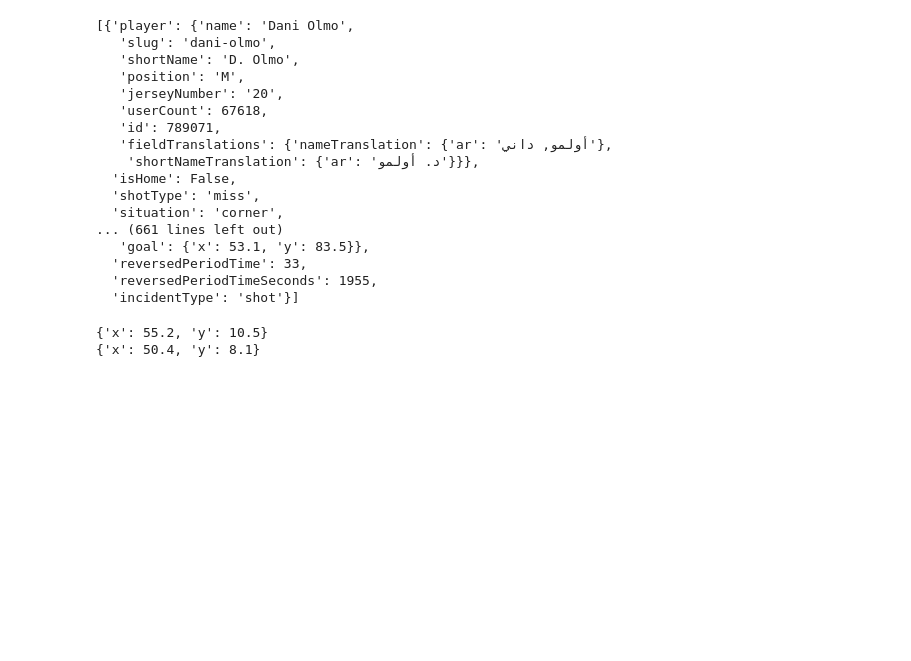
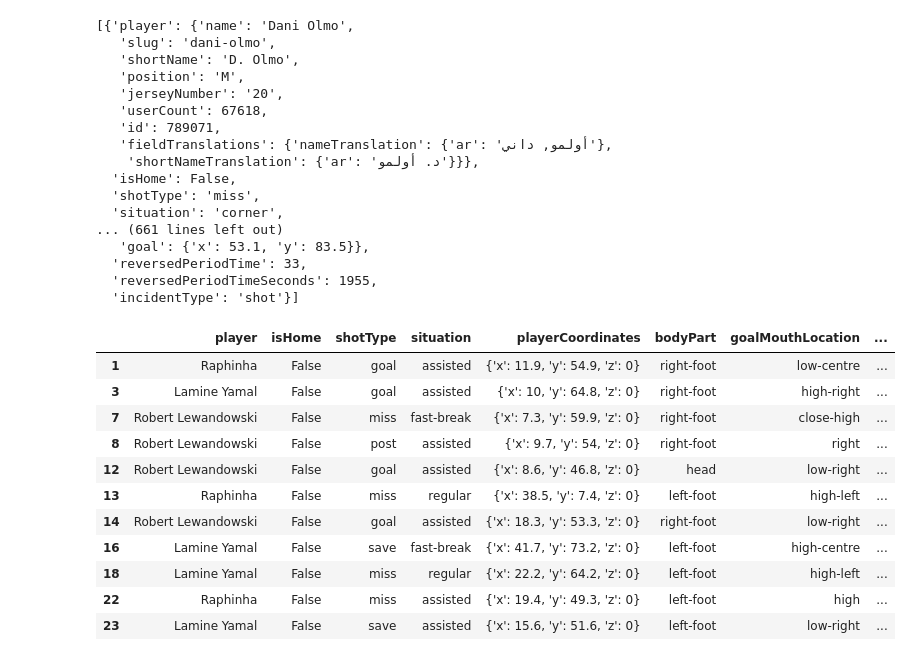
Before and after one commit to RidhoBeteer/barca-attacking-trio-vs-madrid, a Jupyter notebook: elclasico_shot_map.ipynb, the cells around one changed output. Saved outputs shown, nothing was run; the diff lists cells and outputs as text; code cells hidden in the pictures; blank space fills up the shorter version.

```diff
--- a/elclasico_shot_map.ipynb
+++ b/elclasico_shot_map.ipynb
@@ -38,8 +36,23 @@ df = df.loc[df.player.isin(['Robert Lewandowski', 'Raphinha', 'Lamine Yamal'])]
 # %%
-for idx, row in df.iterrows():
-    for key in row['draw']:
-        if key == 'block':
-            print(row['draw']['block'])
+def filter_dataframe(d, c, v):
+    if c == 'player':
+        return d.loc[d[c].isin(v)]
+    else:
+        return d.loc[d[c] == v]
-# %% [output]
-{'x': 55.2, 'y': 10.5}
-{'x': 50.4, 'y': 8.1}
+# %%
+df = filter_dataframe(df, 'isHome', False)
+df = filter_dataframe(df, 'player', ['Robert Lewandowski', 'Raphinha', 'Lamine Yamal'])
+df
+# %% [output]
+|  | player | isHome | shotType | situation | playerCoordinates | bodyPart | goalMouthLocation | ... |
+| 1 | Raphinha | False | goal | assisted | {'x': 11.9, 'y': 54.9, 'z': 0} | right-foot | low-centre | ... |
+| 3 | Lamine Yamal | False | goal | assisted | {'x': 10, 'y': 64.8, 'z': 0} | right-foot | high-right | ... |
+| 7 | Robert Lewandowski | False | miss | fast-break | {'x': 7.3, 'y': 59.9, 'z': 0} | right-foot | close-high | ... |
+| 8 | Robert Lewandowski | False | post | assisted | {'x': 9.7, 'y': 54, 'z': 0} | right-foot | right | ... |
+| 12 | Robert Lewandowski | False | goal | assisted | {'x': 8.6, 'y': 46.8, 'z': 0} | head | low-right | ... |
+| 13 | Raphinha | False | miss | regular | {'x': 38.5, 'y': 7.4, 'z': 0} | left-foot | high-left | ... |
+| 14 | Robert Lewandowski | False | goal | assisted | {'x': 18.3, 'y': 53.3, 'z': 0} | right-foot | low-right | ... |
+| 16 | Lamine Yamal | False | save | fast-break | {'x': 41.7, 'y': 73.2, 'z': 0} | left-foot | high-centre | ... |
+| 18 | Lamine Yamal | False | miss | regular | {'x': 22.2, 'y': 64.2, 'z': 0} | left-foot | high-left | ... |
+| 22 | Raphinha | False | miss | assisted | {'x': 19.4, 'y': 49.3, 'z': 0} | left-foot | high | ... |
+| 23 | Lamine Yamal | False | save | assisted | {'x': 15.6, 'y': 51.6, 'z': 0} | left-foot | low-right | ... |
```
Also changed, not shown: parts of 5 cells of this notebook.
